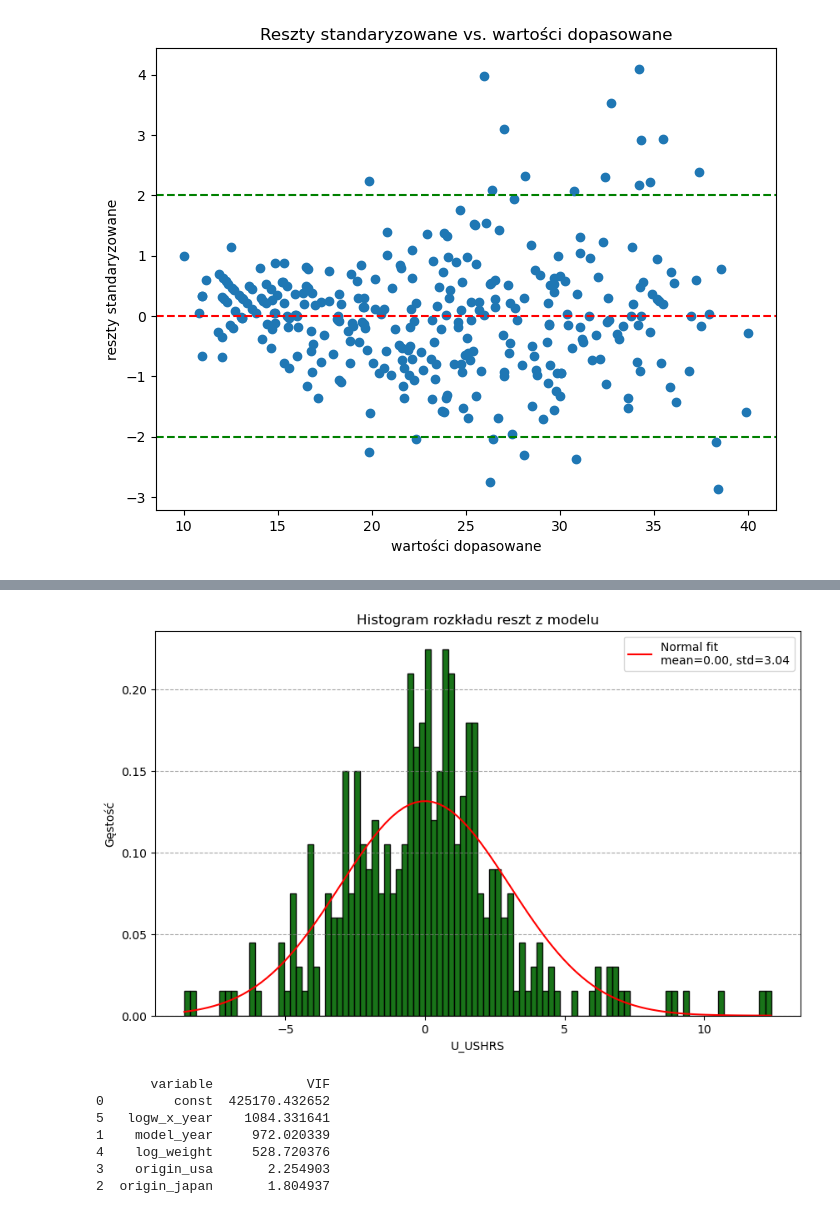
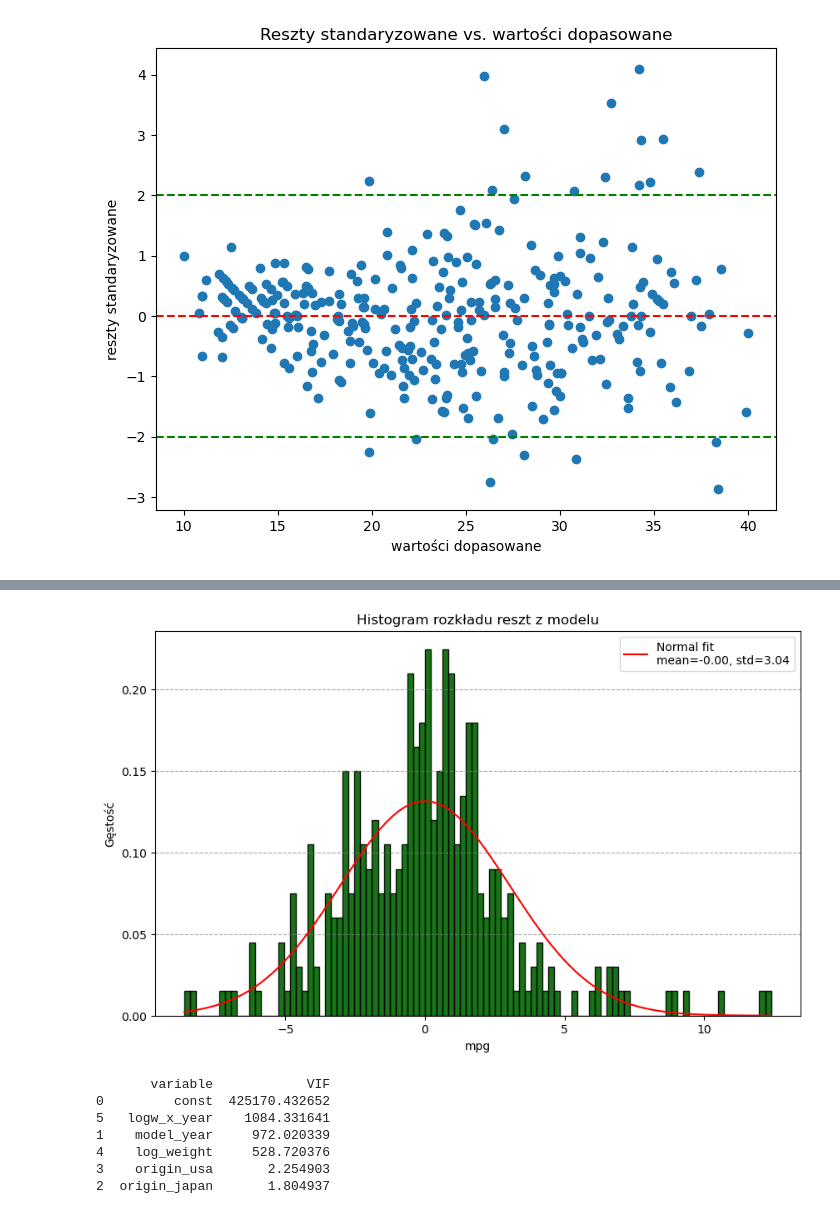
Before and after one commit to lukaszpochmara/linear-regression-statsmodels, a Jupyter notebook: Auto_mpg.ipynb, the cells around one changed output, grey strips where cells are left out. Saved outputs shown, nothing was run; the diff lists cells and outputs as text; code cells hidden in the pictures.

```diff
--- a/Auto_mpg.ipynb
+++ b/Auto_mpg.ipynb
@@ -415,44 +415,44 @@ plt.figure(figsize=(10, 6))
 
 # tworzymy histogram
 n, bins, patches = plt.hist(
-    model_interaction_centered.resid,
+    model_interaction.resid,
     bins=100, # liczba słupków
     color='darkgreen', # kolor wykresu
     edgecolor='black',
     alpha=0.9, # przezroczystość
     rwidth=1, # szerokość słupków
     density=True, # gęstość (True, aby uzyskać wykres gęstości)
     cumulative=False # czy wykres ma być skumulowany
 )
 
 # obliczanie średniej i odchylenia standardowego
-mean = model_interaction_centered.resid.mean()
-std = model_interaction_centered.resid.std()
+mean = model_interaction.resid.mean()
+std = model_interaction.resid.std()
 
 # rysowanie linii rozkładu normalnego
 x = np.linspace(bins[0], bins[-1], 100) # tworzenie zakresu wartości X w granicach binów
 y = norm.pdf(x, mean, std) # funkcja gęstości rozkładu normalnego
 
 # rysowanie linii dopasowanego rozkładu normalnego
 plt.plot(x, y, 'r-', label=f'Normal fit\nmean={mean:.2f}, std={std:.2f}')  # Rysowanie linii
 
 # dodanie tytułu i etykiet
 plt.title('Histogram rozkładu reszt z modelu')
-plt.xlabel('U_USHRS', fontsize=10)
+plt.xlabel('mpg', fontsize=10)
 plt.ylabel('Gęstość', fontsize=10) # zmieniona na "Density", ponieważ używamy density=True
 
 # obrót etykiet na osi X i Y
 plt.tick_params(axis='x', rotation=0, labelsize=10)
 plt.tick_params(axis='y', rotation=0, labelsize=10)
 
 # dodanie siatki
 plt.grid(True, axis='y', linestyle='--', color='gray', alpha=0.7)
 
 # wyświetlanie wykresu
 plt.legend()
 plt.show()
 # %% [output]
-[figure, old version]
+[figure, new version]
 # %%
 from statsmodels.stats.outliers_influence import variance_inflation_factor
 import pandas as pd
```
Also changed, not shown: parts of 6 cells of this notebook.
